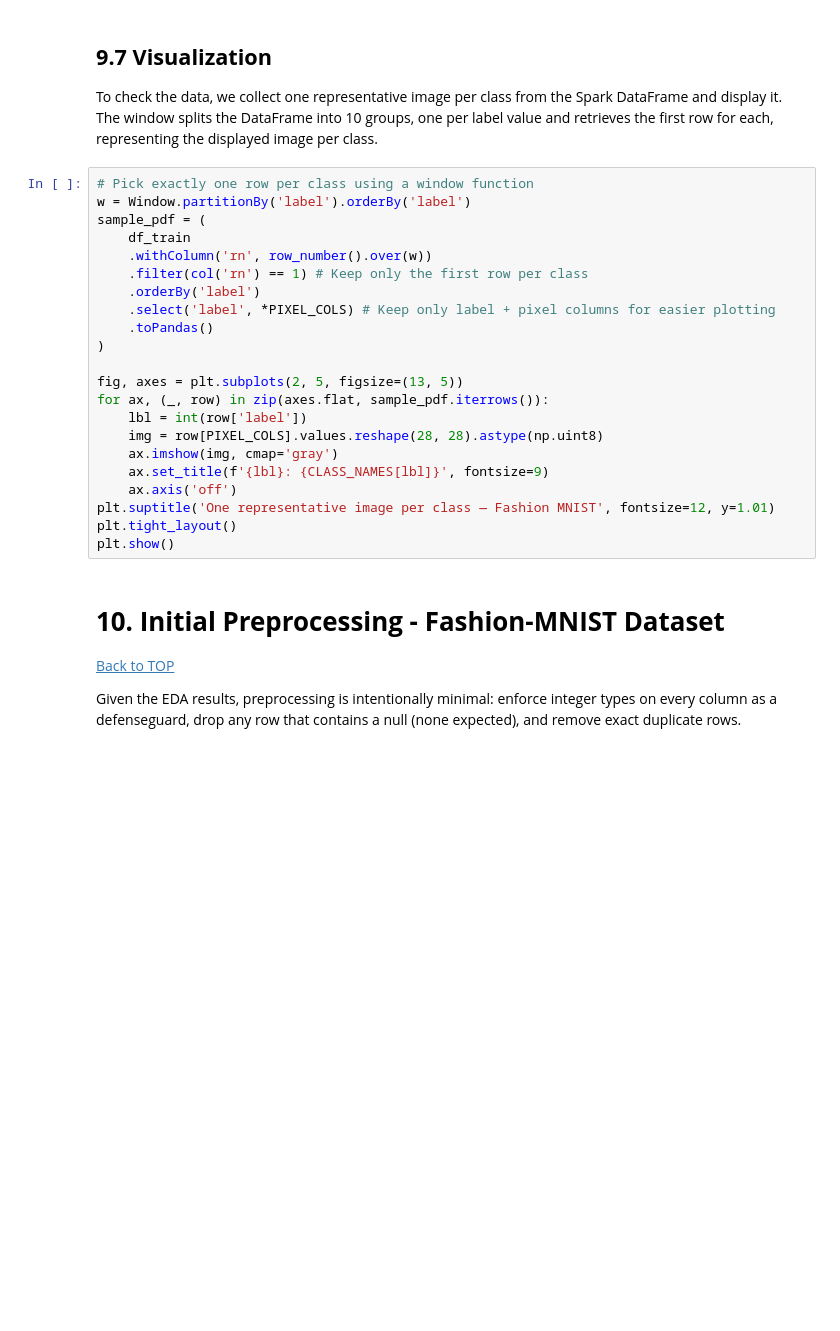
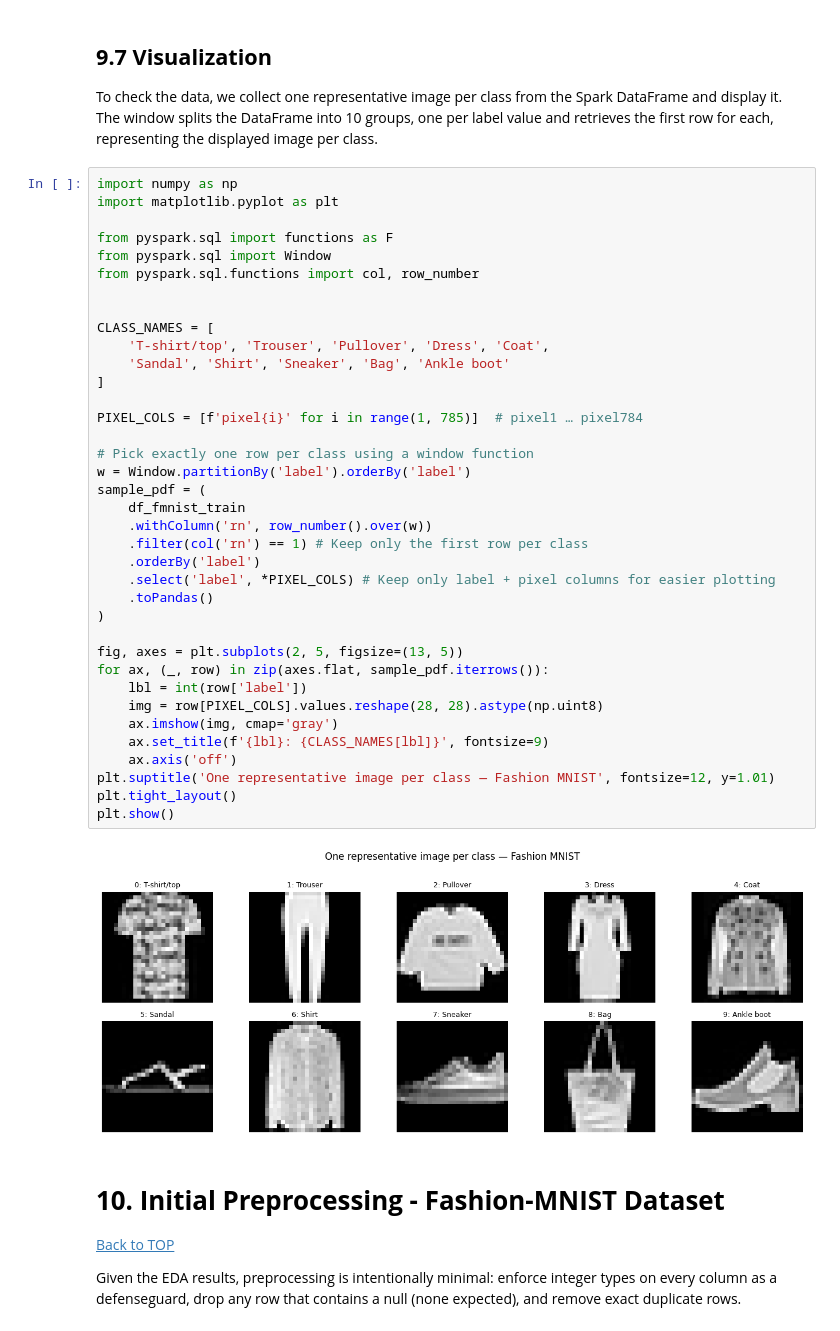
Before and after one commit to lourenco500/Big-Data-Analytics-Project, a Jupyter notebook: Notebook1.ipynb, the cells around one changed output. Cells and saved outputs as stored; diff of their text form; blank space fills up the shorter version.

```diff
--- a/Notebook1.ipynb
+++ b/Notebook1.ipynb
@@ -2457,27 +2436,44 @@ The preprocessing stage below is therefore minimal. We only need to enforce expl
 
 To check the data, we collect one representative image per class from the Spark DataFrame and display it. The window splits the DataFrame into 10 groups, one per label value and retrieves the first row for each, representing the displayed image per class.
 # %%
+import numpy as np
+import matplotlib.pyplot as plt
+
+from pyspark.sql import functions as F
+from pyspark.sql import Window
+from pyspark.sql.functions import col, row_number
+
+
+CLASS_NAMES = [
+    'T-shirt/top', 'Trouser', 'Pullover', 'Dress', 'Coat',
+    'Sandal', 'Shirt', 'Sneaker', 'Bag', 'Ankle boot'
+]
+
+PIXEL_COLS = [f'pixel{i}' for i in range(1, 785)]  # pixel1 … pixel784
+
 # Pick exactly one row per class using a window function
 w = Window.partitionBy('label').orderBy('label')
 sample_pdf = (
-    df_train
+    df_fmnist_train
     .withColumn('rn', row_number().over(w))
     .filter(col('rn') == 1) # Keep only the first row per class
     .orderBy('label')
     .select('label', *PIXEL_COLS) # Keep only label + pixel columns for easier plotting
     .toPandas()
 )
 
 fig, axes = plt.subplots(2, 5, figsize=(13, 5))
 for ax, (_, row) in zip(axes.flat, sample_pdf.iterrows()):
     lbl = int(row['label'])
     img = row[PIXEL_COLS].values.reshape(28, 28).astype(np.uint8)
     ax.imshow(img, cmap='gray')
     ax.set_title(f'{lbl}: {CLASS_NAMES[lbl]}', fontsize=9)
     ax.axis('off')
 plt.suptitle('One representative image per class — Fashion MNIST', fontsize=12, y=1.01)
 plt.tight_layout()
 plt.show()
+# %% [output]
+[figure, added]
 # %% [markdown]
 <a class="anchor" id="10">
 
```
Also changed, not shown: parts of 56 cells of this notebook, 1 other file.
